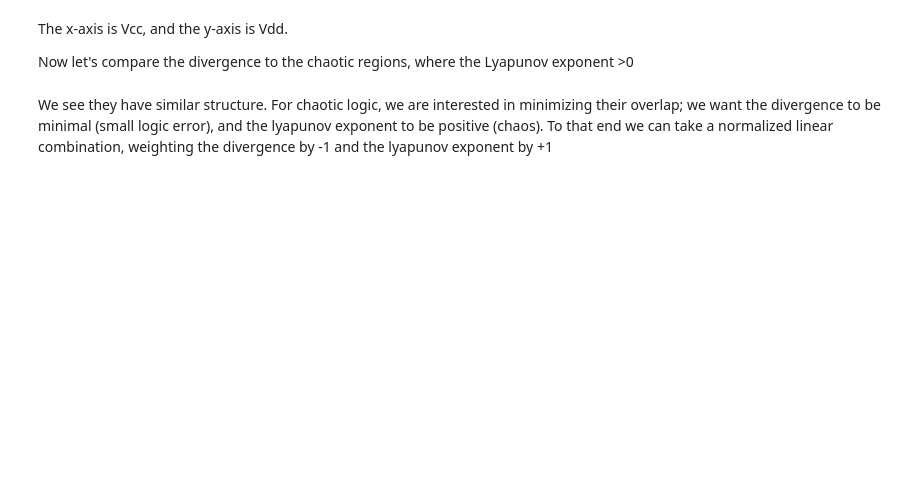
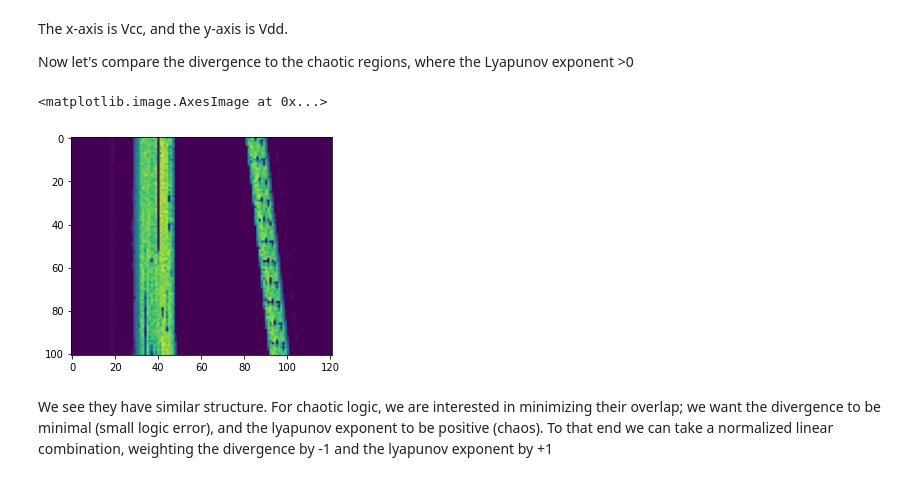
Before and after one commit to Noeloikeau/chaogate, a Jupyter notebook: 00_core.ipynb, the cells around one changed output. Drawn from its saved outputs; the diff is of its cells as text; code cells hidden in the pictures; blank space fills up the shorter version.

```diff
--- a/00_core.ipynb
+++ b/00_core.ipynb
@@ -839,8 +862,11 @@ The x-axis is Vcc, and the y-axis is Vdd.
 
 Now let's compare the divergence to the chaotic regions, where the Lyapunov exponent >0
 # %%
-plt.matshow((ds.lyapunov.data>0)*ds.lyapunov.data)
+plt.imshow((ds.lyapunov.data>0)*ds.lyapunov.data)
 #plt.colorbar()
+# %% [output]
+<matplotlib.image.AxesImage at 0x...>
+[figure, added]
 # %% [markdown]
 We see they have similar structure. For chaotic logic, we are interested in minimizing their overlap; we want the divergence to be minimal (small logic error), and the lyapunov exponent to be positive (chaos). To that end we can take a normalized linear combination, weighting the divergence by -1 and the lyapunov exponent by +1
 # %%
```
Also changed, not shown: parts of 8 cells of this notebook, 1 other file.
